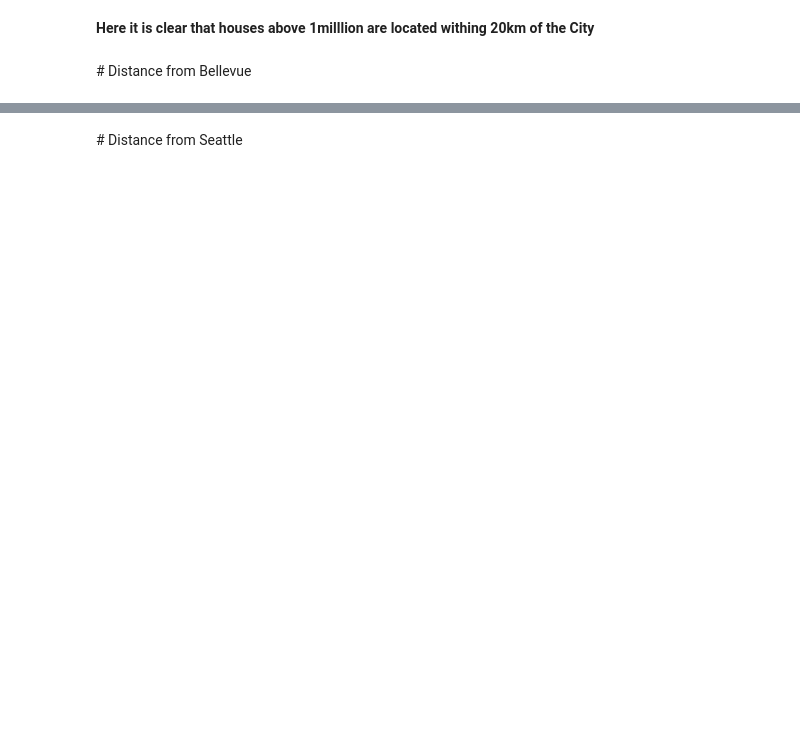
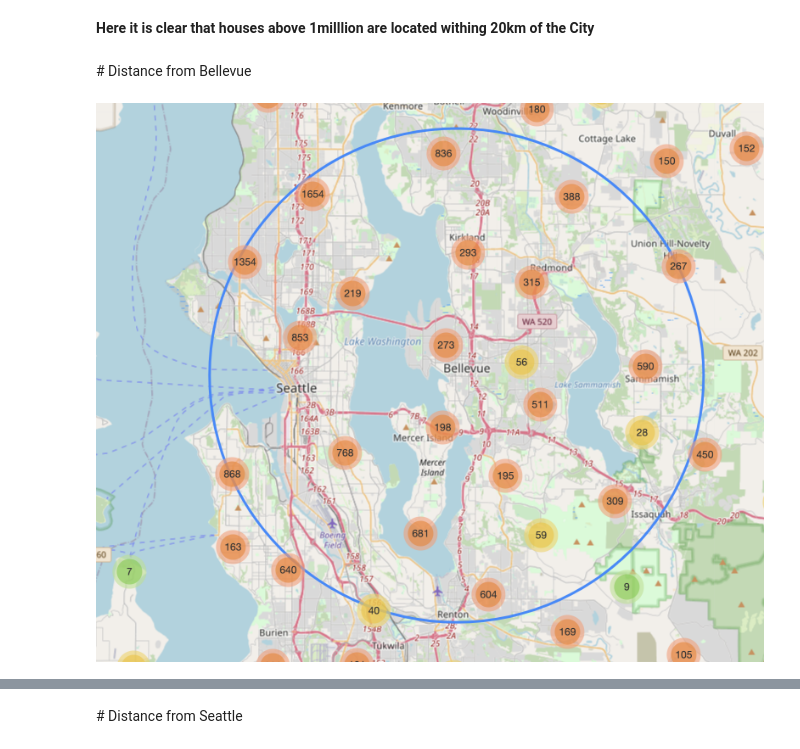
Before and after one commit to arithescientist/real_estate_prediction, a Jupyter notebook: Questions/Question2.ipynb, the cells around one changed output, grey strips where cells are left out. Saved outputs shown, nothing was run; the diff lists cells and outputs as text; code cells hidden in the pictures; blank space fills up the shorter version.

```diff
--- a/Questions/Question2.ipynb
+++ b/Questions/Question2.ipynb
@@ -84,7 +94,9 @@ mp.save(outfile = '../maps/my_map_radius.html')
 # %%
 from IPython.display import Image
 # %%
-Image(filename = '../Images/mapwithradius.png', width=1000, height=1000)
+Image(filename = '../images/mapwithradius.png', width=1000, height=1000)
+# %% [output]
+[figure, added]
 # %%
 ax = sns.jointplot(x='distance_from_bellevue',y='price',data=df, kind = 'hex', height = 7,
               color = 'r', ratio = 3)
```
Also changed, not shown: parts of 24 cells of this notebook, 24 other files.
